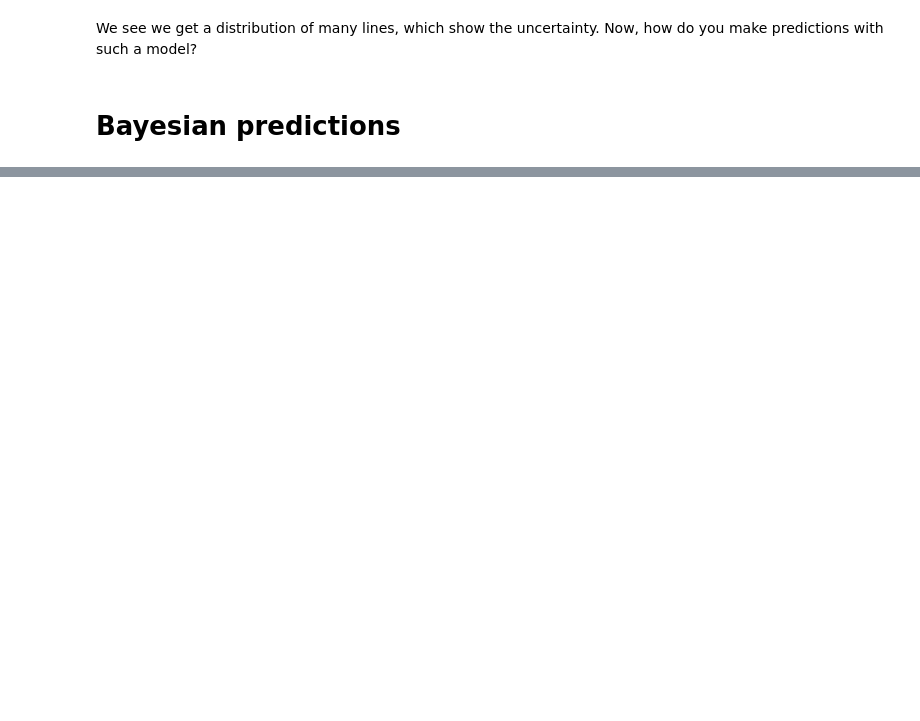
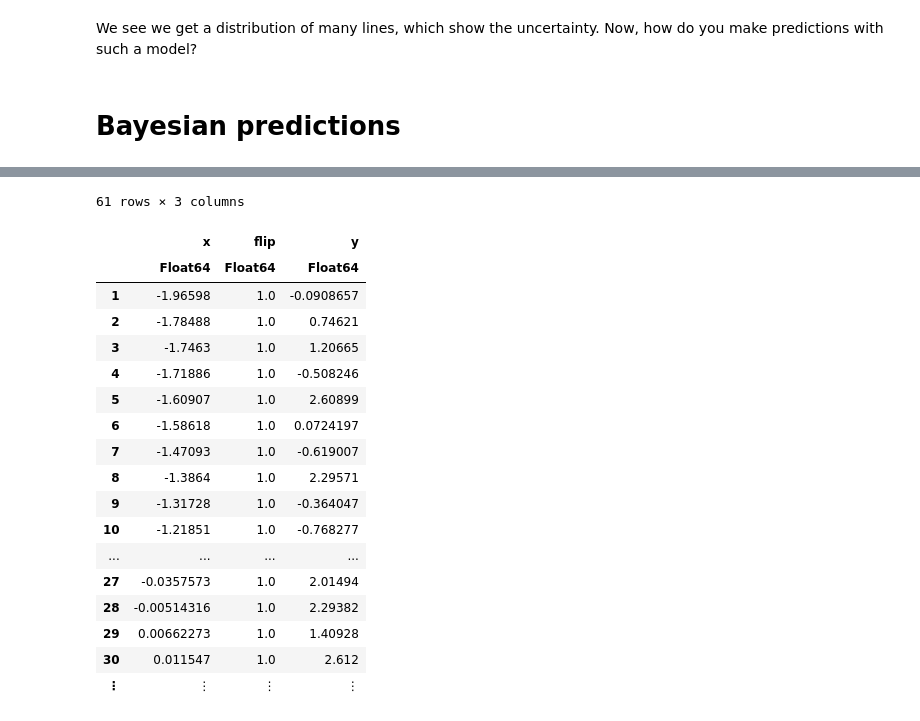
Before and after one commit to Noricc/bayesian-inference-lecture, a Jupyter notebook: Linear regression.ipynb, the cells around one changed output, grey strips where cells are left out. Cells and saved outputs as stored; diff of their text form; code cells hidden in the pictures; blank space fills up the shorter version.

```diff
--- a/Linear regression.ipynb
+++ b/Linear regression.ipynb
@@ -275,0 +342,23 @@ savefig(p, "figures/prediction_difference.pdf")
+# %%
+red = filter(r -> r[:flip] == 0.0, interaction_samples)
+blue = filter(r -> r[:flip] == 1.0, interaction_samples)
+# %% [output]
+61 rows × 3 columns
+|  | x | flip | y |
+|  | Float64 | Float64 | Float64 |
+| 1 | -1.96598 | 1.0 | -0.0908657 |
+| 2 | -1.78488 | 1.0 | 0.74621 |
+| 3 | -1.7463 | 1.0 | 1.20665 |
+| 4 | -1.71886 | 1.0 | -0.508246 |
+| 5 | -1.60907 | 1.0 | 2.60899 |
+| 6 | -1.58618 | 1.0 | 0.0724197 |
+| 7 | -1.47093 | 1.0 | -0.619007 |
+| 8 | -1.3864 | 1.0 | 2.29571 |
+| 9 | -1.31728 | 1.0 | -0.364047 |
+| 10 | -1.21851 | 1.0 | -0.768277 |
+| ... | ... | ... | ... |
+| 27 | -0.0357573 | 1.0 | 2.01494 |
+| 28 | -0.00514316 | 1.0 | 2.29382 |
+| 29 | 0.00662273 | 1.0 | 1.40928 |
+| 30 | 0.011547 | 1.0 | 2.612 |
+| ⋮ | ⋮ | ⋮ | ⋮ |
```
Also changed, not shown: parts of 20 cells of this notebook, 7 other files.
